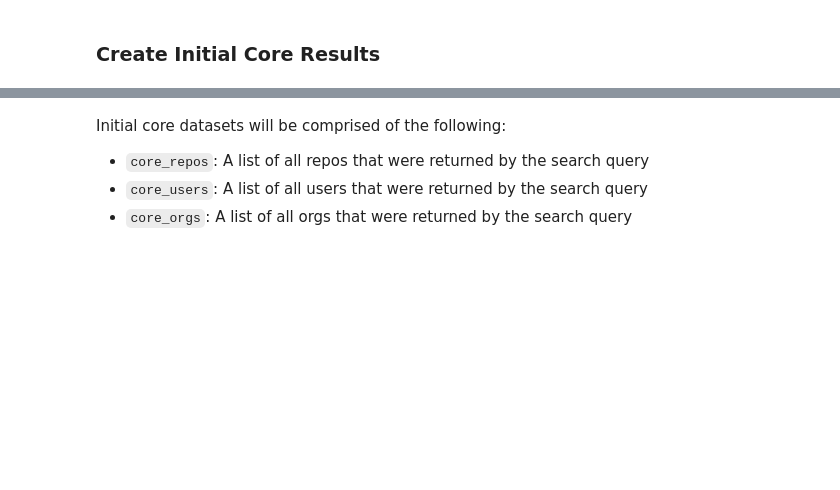
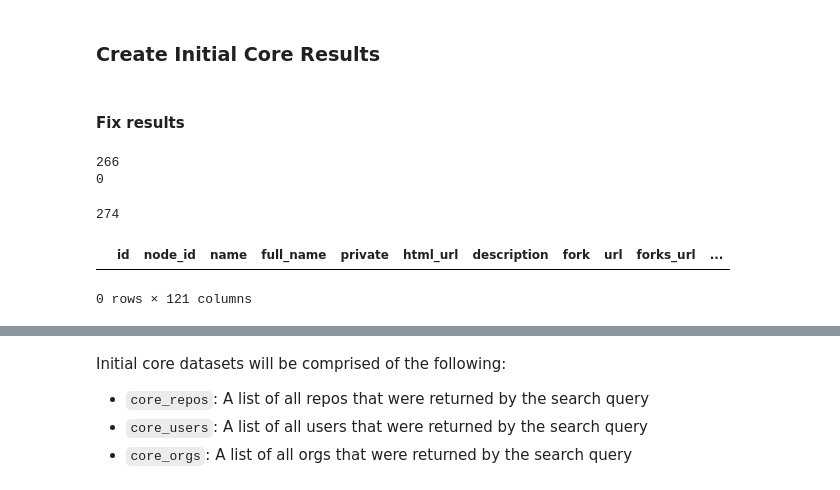
Before and after one commit to CodingDH/searching-for-DH, a Jupyter notebook: data_cleaning_notebooks/ProcessInitialResults.ipynb, the cells around one changed output, grey strips where cells are left out. Saved outputs shown, nothing was run; the diff lists cells and outputs as text; code cells hidden in the pictures; blank space fills up the shorter version.

```diff
--- a/data_cleaning_notebooks/ProcessInitialResults.ipynb
+++ b/data_cleaning_notebooks/ProcessInitialResults.ipynb
@@ -41,3 +41,44 @@ org_df = pd.read_csv("../data/entity_files/orgs_dataset.csv", low_memory=False)
 search_queries_repo_join_df = pd.read_csv("../data/derived_files/updated_search_queries_repo_join_subset_dh_dataset.csv")
 search_queries_user_join_df = pd.read_csv(
     "../data/derived_files/updated_search_queries_user_join_subset_dh_dataset.csv")
+# %% [markdown]
+#### Fix results
+# %%
+initial_repo_output_path = "../data/repo_data/"
+repo_output_path = "../data/large_files/entity_files/repos_dataset.csv"
+initial_repo_join_output_path = "../data/large_files/join_files/search_queries_repo_join_dataset.csv"
+repo_join_output_path = "../data/derived_files/updated_search_queries_repo_join_subset_dh_dataset.csv"
+
+initial_user_output_path = "../data/user_data/"
+user_output_path = "../data/entity_files/users_dataset.csv"
+org_output_path = "../data/entity_files/orgs_dataset.csv"
+initial_user_join_output_path = "../data/join_files/search_queries_user_join_dataset.csv"
+user_join_output_path = "../data/derived_files/updated_search_queries_user_join_subset_dh_dataset.csv"
+
+
+# search_queries_repo_df, search_queries_user_df = verify_results_exist(initial_repo_join_output_path, repo_join_output_path, initial_user_join_output_path, user_join_output_path, subset_terms)
+
+# search_queries_repo_df.to_csv("../data/derived_files/initial_search_queries_repo_join_subset_dh_dataset.csv", index=False)
+# search_queries_user_df.to_csv("../data/derived_files/initial_search_queries_user_join_subset_dh_dataset.csv", index=False)
+
+search_queries_repo_df = pd.read_csv("../data/derived_files/initial_search_queries_repo_join_subset_dh_dataset.csv")
+search_queries_user_df = pd.read_csv("../data/derived_files/initial_search_queries_user_join_subset_dh_dataset.csv")
+
+existing_search_queries_repo_df = pd.read_csv(repo_join_output_path)
+existing_search_queries_user_df = pd.read_csv(user_join_output_path)
+
+search_queries_repo_df.loc[(search_queries_repo_df.finalized_language.notna()) & (search_queries_repo_df.keep_resource == False), 'keep_resource'] = True
+search_queries_user_df.loc[(search_queries_user_df.finalized_language.notna()) & (search_queries_user_df.keep_resource == False), 'keep_resource'] = True
+
+# needs_checking = search_queries_repo_df[(search_queries_repo_df['keep_resource'] == True) & (search_queries_repo_df['finalized_language'].isna())]
+
+needs_checking_repos = search_queries_repo_df[(search_queries_repo_df['finalized_language'].isna())].full_name.unique().tolist()
+search_queries_repo_df.loc[search_queries_repo_df.detected_language.isna(), 'detected_language'] = None
+search_queries_repo_df.loc[search_queries_repo_df.natural_language.isna(), 'natural_language'] = None
+search_queries_repo_df = search_queries_repo_df.reset_index(drop=True)
+print(len(needs_checking_repos))
+needs_checking_repos = existing_search_queries_repo_df[(~existing_search_queries_repo_df.full_name.isin(needs_checking_repos)) & (existing_search_queries_repo_df.finalized_language.isna()) & (existing_search_queries_repo_df.keep_resource == True)].full_name.unique().tolist()
+print(len(needs_checking_repos))
+# %% [output]
+266
+0
@@ -43,0 +87,10 @@ search_queries_user_join_df = pd.read_csv(
+# %%
+needs_checking = search_queries_repo_df[(search_queries_repo_df.finalized_language.isna()) & ((search_queries_repo_df.keep_resource.isna()) | (search_queries_repo_df.keep_resource == True))]
+len(needs_checking)
+# %% [output]
+274
+# %%
+existing_search_queries_repo_df[(existing_search_queries_repo_df.full_name.isin(needs_checking.full_name)) & (existing_search_queries_repo_df.finalized_language.isna())]
+# %% [output]
+|  | id | node_id | name | full_name | private | html_url | description | fork | url | forks_url | ... |
+0 rows × 121 columns
```
Also changed, not shown: parts of 9 cells of this notebook, 2 other files.
